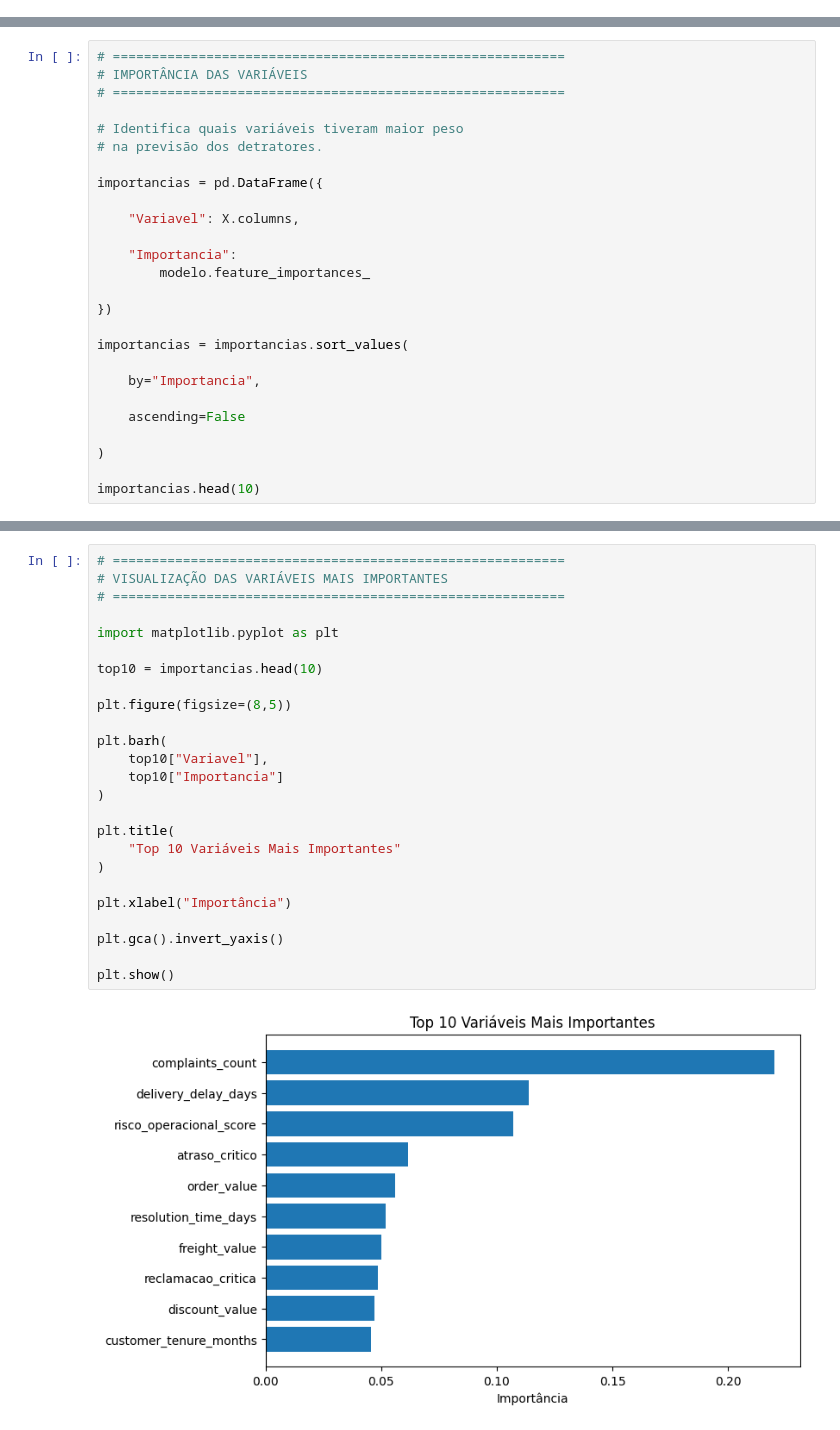
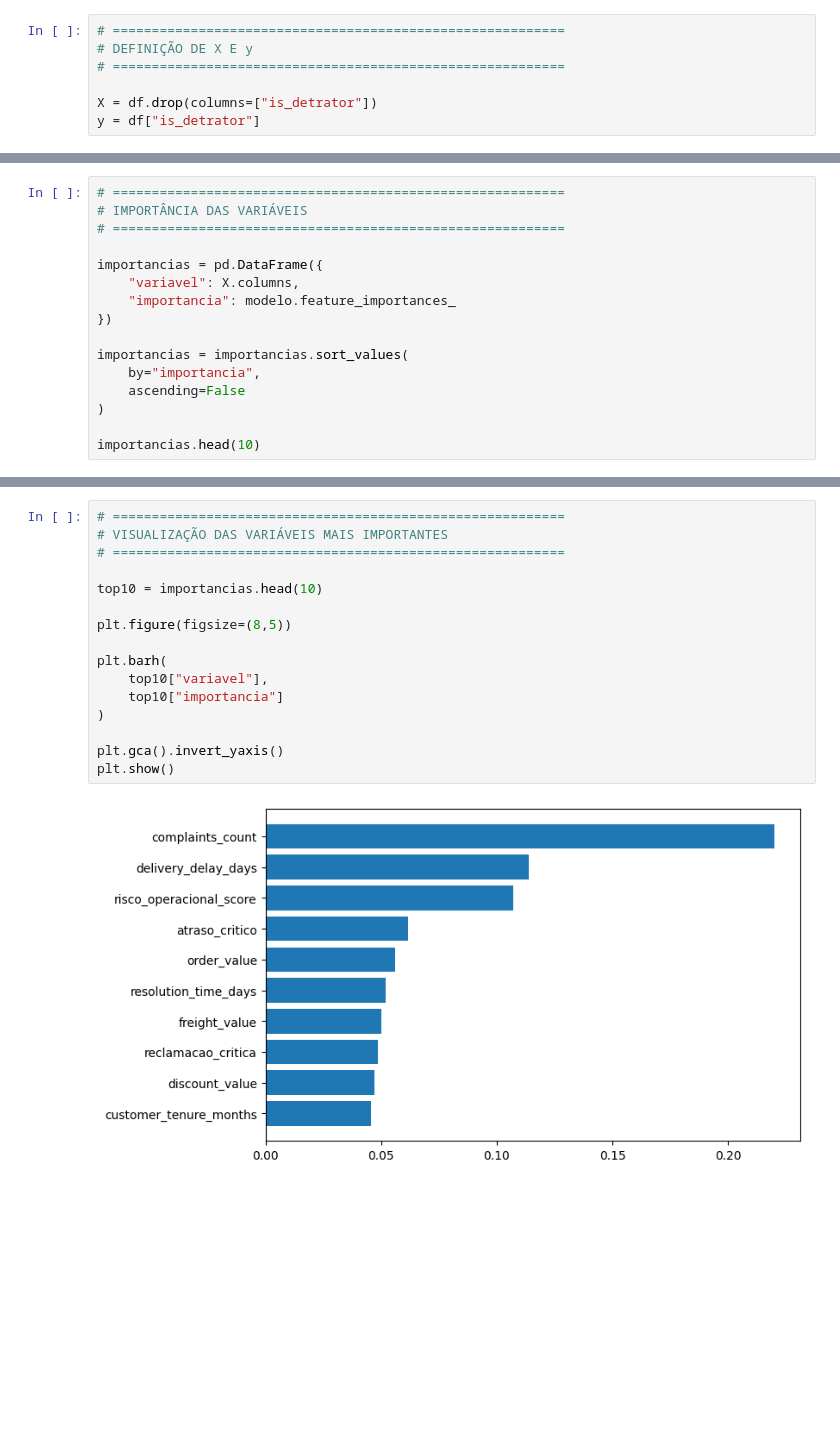
Before and after one commit to anaPierrout/Fase1FIAP, a Jupyter notebook: Fase1.ipynb, the cells around one changed output, grey strips where cells are left out. Cells and saved outputs as stored; diff of their text form; blank space fills up the shorter version.

```diff
--- a/Fase1.ipynb
+++ b/Fase1.ipynb
@@ -185,2 +143,9 @@ df.head()
+# %%
+# ==========================================================
+# DEFINIÇÃO DE X E y
+# ==========================================================
+
+X = df.drop(columns=["is_detrator"])
+y = df["is_detrator"]
 # %%
 # ==========================================================
@@ -339,24 +283,14 @@ print(matriz)
 # IMPORTÂNCIA DAS VARIÁVEIS
 # ==========================================================
 
-# Identifica quais variáveis tiveram maior peso
-# na previsão dos detratores.
-
 importancias = pd.DataFrame({
-
-    "Variavel": X.columns,
-
-    "Importancia":
-        modelo.feature_importances_
-
+    "variavel": X.columns,
+    "importancia": modelo.feature_importances_
 })
 
 importancias = importancias.sort_values(
-
-    by="Importancia",
-
+    by="importancia",
     ascending=False
-
 )
 
 importancias.head(10)
@@ -375,27 +309,18 @@ importancias.head(10)
 # %%
 # ==========================================================
 # VISUALIZAÇÃO DAS VARIÁVEIS MAIS IMPORTANTES
 # ==========================================================
-
-import matplotlib.pyplot as plt
 
 top10 = importancias.head(10)
 
 plt.figure(figsize=(8,5))
 
 plt.barh(
-    top10["Variavel"],
-    top10["Importancia"]
+    top10["variavel"],
+    top10["importancia"]
 )
 
-plt.title(
-    "Top 10 Variáveis Mais Importantes"
-)
-
-plt.xlabel("Importância")
-
 plt.gca().invert_yaxis()
-
 plt.show()
 # %% [output]
-[figure, old version]
+[figure, new version]
```
Also changed, not shown: parts of 17 cells of this notebook.
